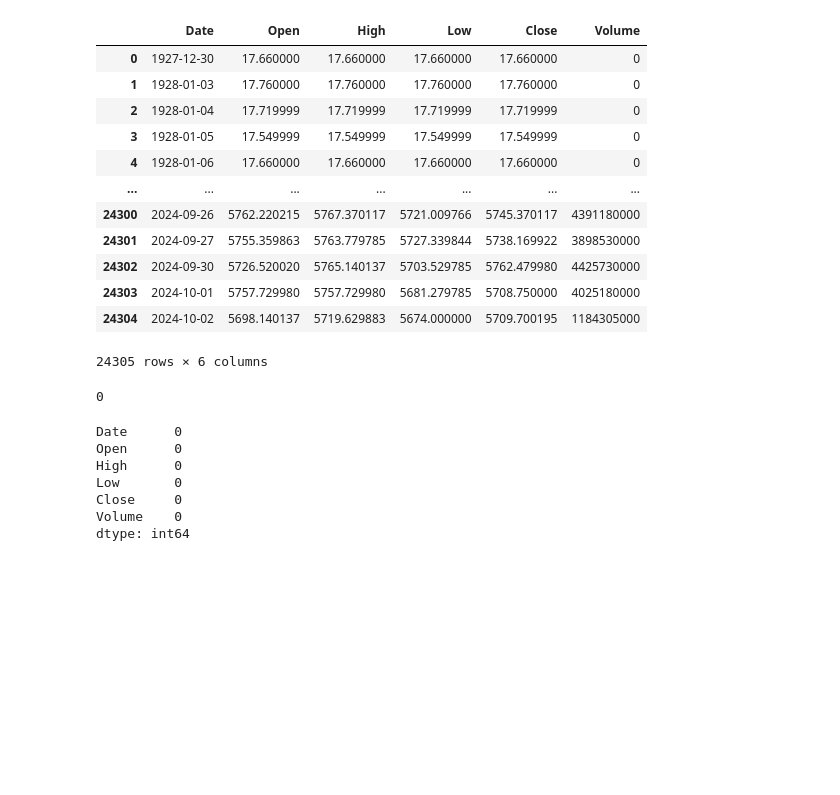
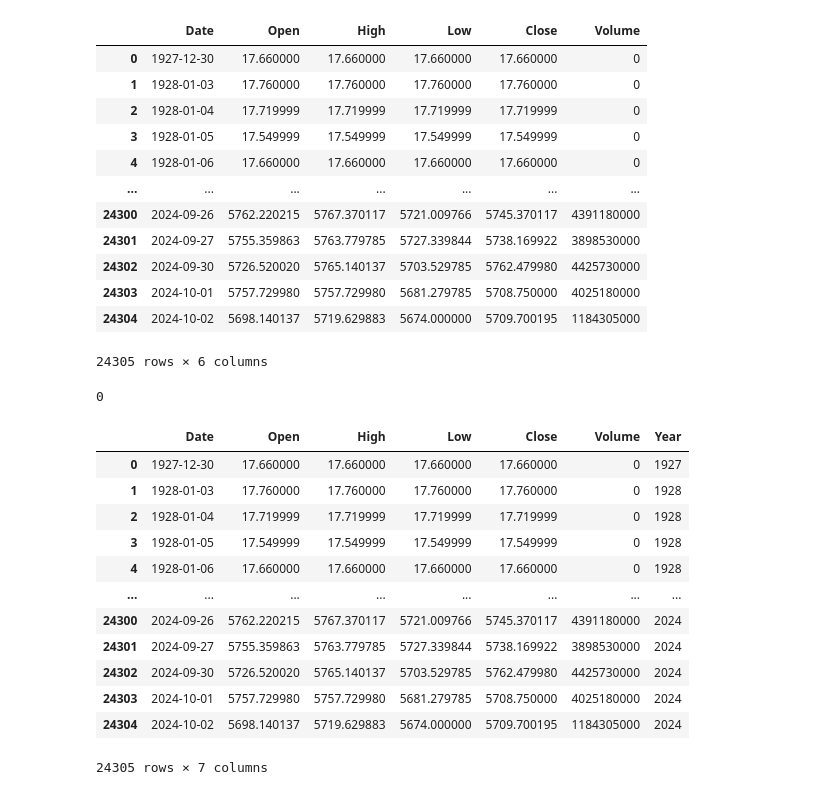
Before and after one commit to algolimit/sp500, a Jupyter notebook: sp500.ipynb, the cells around one changed output. Saved outputs shown, nothing was run; the diff lists cells and outputs as text; code cells hidden in the pictures; blank space fills up the shorter version.

```diff
--- a/sp500.ipynb
+++ b/sp500.ipynb
@@ -39,16 +39,25 @@ sp500df
 sp500df.duplicated().sum()
 # %% [output]
 0
-# %%
-sp500df.isna().sum()
-# %% [output]
-Date      0
-Open      0
-High      0
-Low       0
-Close     0
-Volume    0
-dtype: int64
+# %%
+sp500df.isna().sum()
+sp500df["Date"] = pd.to_datetime(sp500df["Date"])
+sp500df["Year"] = sp500df["Date"].dt.year
+sp500df
+# %% [output]
+|  | Date | Open | High | Low | Close | Volume | Year |
+| 0 | 1927-12-30 | 17.660000 | 17.660000 | 17.660000 | 17.660000 | 0 | 1927 |
+| 1 | 1928-01-03 | 17.760000 | 17.760000 | 17.760000 | 17.760000 | 0 | 1928 |
+| 2 | 1928-01-04 | 17.719999 | 17.719999 | 17.719999 | 17.719999 | 0 | 1928 |
+| 3 | 1928-01-05 | 17.549999 | 17.549999 | 17.549999 | 17.549999 | 0 | 1928 |
+| 4 | 1928-01-06 | 17.660000 | 17.660000 | 17.660000 | 17.660000 | 0 | 1928 |
+| ... | ... | ... | ... | ... | ... | ... | ... |
+| 24300 | 2024-09-26 | 5762.220215 | 5767.370117 | 5721.009766 | 5745.370117 | 4391180000 | 2024 |
+| 24301 | 2024-09-27 | 5755.359863 | 5763.779785 | 5727.339844 | 5738.169922 | 3898530000 | 2024 |
+| 24302 | 2024-09-30 | 5726.520020 | 5765.140137 | 5703.529785 | 5762.479980 | 4425730000 | 2024 |
+| 24303 | 2024-10-01 | 5757.729980 | 5757.729980 | 5681.279785 | 5708.750000 | 4025180000 | 2024 |
+| 24304 | 2024-10-02 | 5698.140137 | 5719.629883 | 5674.000000 | 5709.700195 | 1184305000 | 2024 |
+24305 rows × 7 columns
 # %%
 eventsdf = pd.read_csv("Economic_Events.csv")
 eventsdf
```
Also changed, not shown: parts of 8 cells of this notebook, 40 other files.
